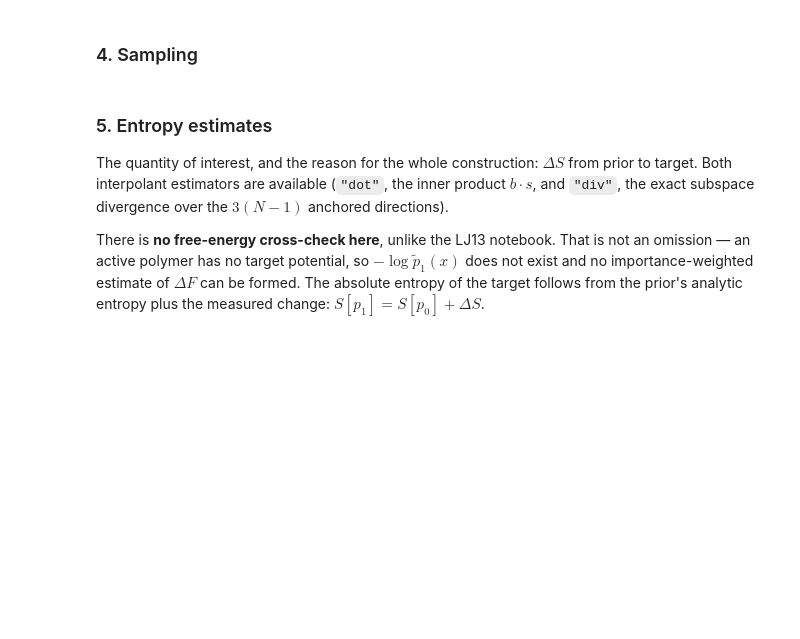
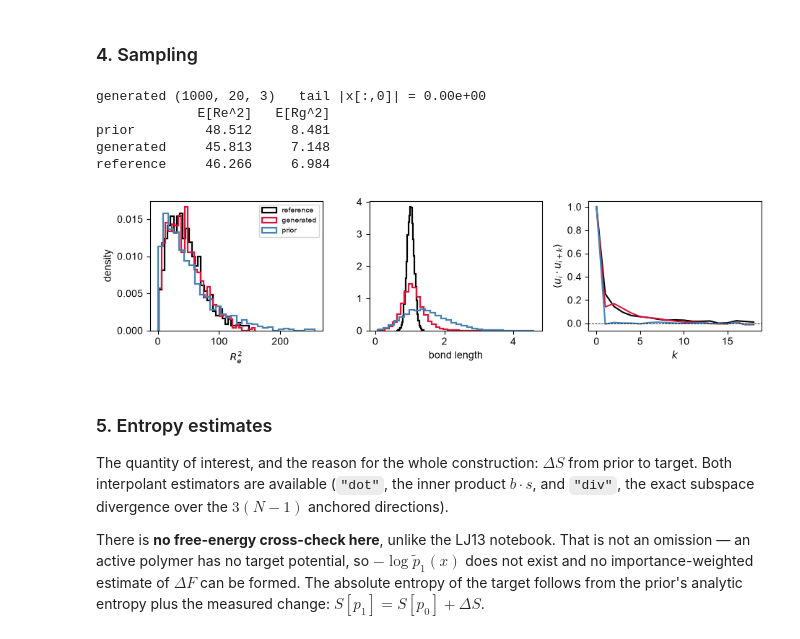
Before and after one commit to Rauscher-Group/eesi, a Jupyter notebook: experiments/TAP/TAP.ipynb, the cells around one changed output. Saved outputs shown, nothing was run; the diff lists cells and outputs as text; code cells hidden in the pictures; blank space fills up the shorter version.

```diff
--- a/experiments/TAP/TAP.ipynb
+++ b/experiments/TAP/TAP.ipynb
@@ -231,7 +286,7 @@ plt.tight_layout(); plt.show()
 ### 4. Sampling
 # %%
 torch.manual_seed(4)
-n_gen = 5_000
+n_gen = 1_000
 x0 = sample_prior(n_gen, RE_SQR, n_particles=N, device=device)
 x_gen = chunked(lambda c: rk4_sample(model.net_b, c, n_steps=100), x0)
 
@@ -239,22 +294,30 @@ print(f"generated {tuple(x_gen.shape)}   tail |x[:,0]| = {x_gen[:,0].abs().max()
 print(f"{'':<10}{'E[Re^2]':>10}{'E[Rg^2]':>10}")
 for name, s in [("prior", x0), ("generated", x_gen), ("reference", x1[:n_gen])]:
     print(f"{name:<10}{end_to_end_sq(s).mean():10.3f}{gyration_sq(s).mean():10.3f}")
+# %% [output]
+generated (1000, 20, 3)   tail |x[:,0]| = 0.00e+00
+             E[Re^2]   E[Rg^2]
+prior         48.512     8.481
+generated     45.813     7.148
+reference     46.266     6.984
 # %%
 series = [(x1[:n_gen], "reference", "k"), (x_gen, "generated", "crimson"),
           (x0,        "prior",     "steelblue")]
 
 fig, ax = plt.subplots(1, 3, figsize=(9.5, 2.6))
 for s, lab, c in series:
-    ax[0].hist(end_to_end_sq(s).cpu().numpy(), bins=60, density=True,
+    ax[0].hist(end_to_end_sq(s).cpu().numpy(), bins=30, density=True,
                histtype="step", lw=1.6, color=c, label=lab)
-    ax[1].hist(bond_lengths(s), bins=60, density=True,
+    ax[1].hist(bond_lengths(s), bins=30, density=True,
                histtype="step", lw=1.6, color=c, label=lab)
     ax[2].plot(tangent_correlation(s), '-', c=c, label=lab)
 ax[0].set_xlabel(r"$R_e^2$"); ax[1].set_xlabel("bond length")
 ax[2].set_xlabel("$k$"); ax[2].set_ylabel(r"$\langle u_i \cdot u_{i+k}\rangle$")
 ax[2].axhline(0, c="k", lw=0.6, ls="--")
 ax[0].set_ylabel("density"); ax[0].legend(fontsize=7)
 plt.tight_layout(); plt.show()
+# %% [output]
+[figure, added]
 # %% [markdown]
 ### 5. Entropy estimates
 
```
Also changed, not shown: parts of 10 cells of this notebook, 11 other files.
